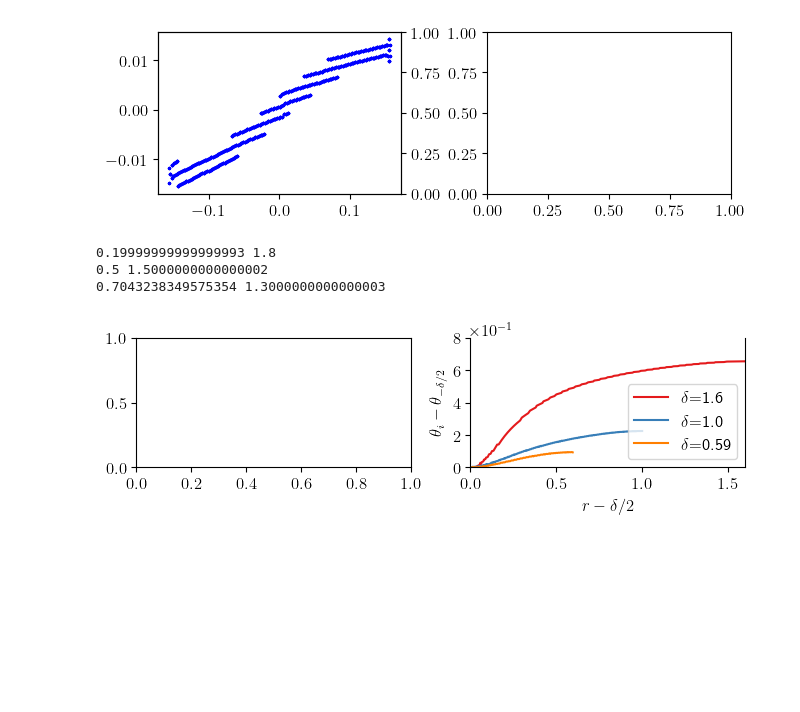
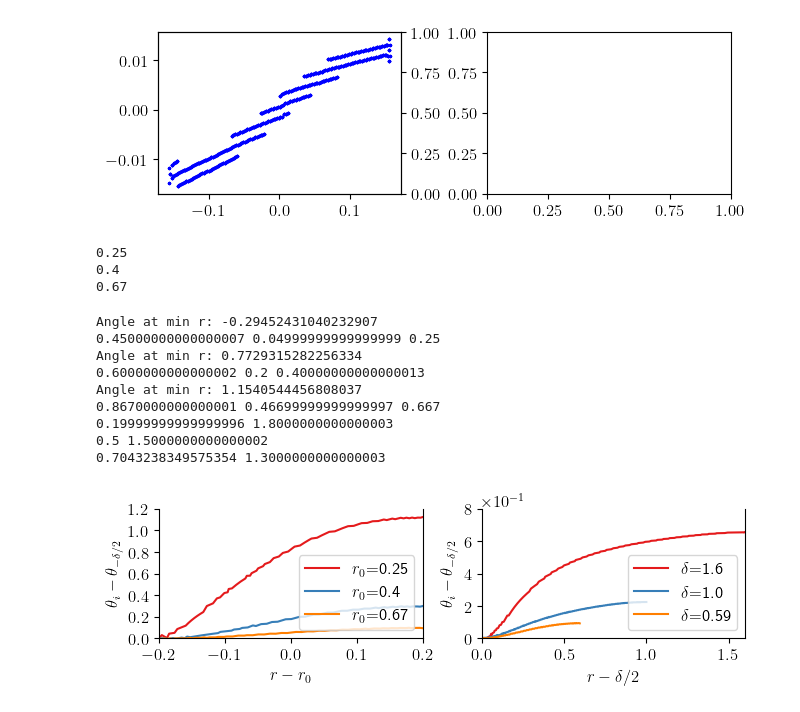
Before and after one commit to FusionLocus/fisher-kpp-annulus, a Jupyter notebook: niceplots.ipynb, the cells around one changed output. Cells and saved outputs as stored; diff of their text form; code cells hidden in the pictures; blank space fills up the shorter version.

Commit message:
Added changing delta simulations

```diff
--- a/niceplots.ipynb
+++ b/niceplots.ipynb
@@ -109,39 +113,48 @@ IndexError: list index out of range
 config = ConfigParser()
 config.read('./realisations/parameter-sweep-higherres/config.ini')
 r0_delta_strs = ['r0=1.00, delta=1.60', 'r0=1.00, delta=1.00', 'r0=1.00, delta=0.60']
-iso_points_var_r0 = []
+iso_points_var_delta = []
 t = 3
 for sim_str in r0_delta_strs:
     filepath = './realisations/parameter-sweep-higherres/' + sim_str + '/'
 
-    iso_points_var_r0.append(isoline_properties_single_simulation(config, filepath, time=3.0))
+    iso_points_var_delta.append(isoline_properties_single_simulation(config, filepath, time=3.0))
+
+r0_strs = ['0.25', '0.4', '0.67']
+iso_points_var_r0 = []
+for r0_str_val in r0_strs:
+    config2 = ConfigParser()
+    print(r0_str_val)
+    filepath = './realisations/changing-r0-for-epsilon-' + r0_str_val + '/'
+    config2.read(filepath[:-1] + '/config.ini')
+    iso_points_var_r0.append(isoline_properties_single_simulation(config2, filepath, time=3.0))
+# %% [output]
+0.25
+0.4
+0.67
 # %%
 fig, axs = plt.subplots(ncols=2, figsize=set_size(468, subplots=(1, 2)), layout='constrained')
 idx=0
 idx2=0
 test_colormap_2 = plt.cm.Set1.colors
 test_colormap = plt.cm.Set2.colors
-t_snapshot = 2
 useful_colors = [plt.cm.Set1.colors[0], plt.cm.Set1.colors[1], plt.cm.Set1.colors[4]]
 ax=axs[0]
 ax.ticklabel_format(axis='y', style='scientific', scilimits=(0,0))
 
-for idx, results_set in enumerate(results_set_midline):
-    mask = np.round(results_set['times_1'], 2) == t_snapshot
-    print(np.any(results_set['iso_angles'][mask] < 0))
-    r_sort_key = np.argsort(results_set['all_r'][mask])
-    angle_at_min_r = results_set['iso_angles'][np.round(results_set['times_1'], 2) == t_snapshot]
-    angle_at_min_r = angle_at_min_r[r_sort_key][0]
-    med_angle = np.median(results_set['iso_angles'][np.round(results_set['times_1'], 2) == t_snapshot])
-    med_angle_idx = results_set['iso_angles'][np.round(results_set['times_1'], 2) == t_snapshot] == med_angle
+for idx, results_set in enumerate(iso_points_var_r0):
+
+    r_sort_key = np.argsort(results_set['r'])
+    angle_at_min_r = results_set['th'][r_sort_key][0]
+
     print('Angle at min r: {0}'.format(angle_at_min_r))
     # May break if isoline does not span R_i to R_e
-    r_0 = (np.max(results_set['all_r'][mask])+np.min(results_set['all_r'][mask]))/2
-    print(np.max(results_set['all_r'][mask]), np.min(results_set['all_r'][mask]),
-          (np.max(results_set['all_r'][mask])+np.min(results_set['all_r'][mask]))/2)
-    ax.plot(results_set['all_r'][mask][r_sort_key] - r_0,
-            #results_set['all_r'][mask][r_sort_key]*
-            (results_set['iso_angles'][mask][r_sort_key] - angle_at_min_r),
+    r_0 = (np.max(results_set['r'])+np.min(results_set['r']))/2
+    print(np.max(results_set['r']),
+          np.min(results_set['r']),
+          r_0)
+    ax.plot(results_set['r'][r_sort_key] - r_0,
+            (results_set['th'][r_sort_key] - angle_at_min_r),
              color=useful_colors[idx], label='$r_0$={0}'.format(np.round(r_0, 2)))
     #ax.vlines(results_set['all_r'][mask][med_angle_idx] - r_0, ymin=0,
     #          ymax=1, color=test_colormap_2[idx], linestyles='dotted')
@@ -157,14 +170,14 @@ ax.legend(loc='lower right',
           ncol=1)
           #handletextpad=0.3)
 ax.set_xlim([-0.2, 0.2])
-ax.set_ylim([0.0, 0.9])
-ax.set_yticks([0, 0.2, 0.4, 0.6, 0.8])
+ax.set_ylim([0.0, 1.2])
+ax.set_yticks([0, 0.2, 0.4, 0.6, 0.8, 1.0, 1.2])
 
 ax = axs[1]
 ax.ticklabel_format(axis='y', style='scientific', scilimits=(0,0))
 
 
-for idx2, results_set in enumerate(iso_points_var_r0):
+for idx2, results_set in enumerate(iso_points_var_delta):
 
     r_sort_key = np.argsort(results_set['r'])
     angle_at_min_r = results_set['th'][r_sort_key][0]
@@ -175,32 +188,38 @@ for idx2, results_set in enumerate(iso_points_var_r0):
     min_r = results_set['r'][r_sort_key][0]
     max_r = results_set['r'][r_sort_key][-1]
     print(min_r, max_r)
     #print(np.max(results_set['all_r'][mask]), np.min(results_set['all_r'][mask]),
     #      (np.max(results_set['all_r'][mask])+np.min(results_set['all_r'][mask]))/2)
     ax.plot((results_set['r'][r_sort_key] - min_r),#/(max_r-min_r), #- r_0,
              #results_set['all_r'][mask][r_sort_key]*
              (results_set['th'][r_sort_key] - angle_at_min_r),
              color=useful_colors[idx2], label='$\delta$={0}'.format(np.round((1-min_r)*2, 2)))
 
 
 ax.spines.top.set_visible(False)
 #ax.spines.right.set_visible(False)
 ax.set_xlabel(r'$r-\delta/2$')
 #ax.set_ylabel(r'$\omega_i - \bar{\omega_i}$')
 ax.set_ylabel(r'$\theta_i - \theta_{- \delta/2}$')
 ax.legend(loc='lower right',
           #ha='center',
           #bbox_to_anchor=(0.5, 1.00),
           ncol=1)
 #ax.text(1.15, 0.75, '$t=4$')
 ax.set_ylim([0, 0.7])
 ax.set_yticks([0, 0.2, 0.4, 0.6, 0.8])
 ax.set_xlim([0, 1.6])
 
 plt.savefig('isoline_properties_thickness_midline_pdf.pdf', dpi=600)
 plt.show()
 # %% [output]
-0.19999999999999993 1.8
+Angle at min r: -0.29452431040232907
+0.45000000000000007 0.04999999999999999 0.25
+Angle at min r: 0.7729315282256334
+0.6000000000000002 0.2 0.40000000000000013
+Angle at min r: 1.1540544456808037
+0.8670000000000001 0.46699999999999997 0.667
+0.19999999999999996 1.8000000000000003
 0.5 1.5000000000000002
 0.7043238349575354 1.3000000000000003
-[figure, old version]
+[figure, new version]
```
Also changed, not shown: parts of 1 cell of this notebook, 4 other files.
